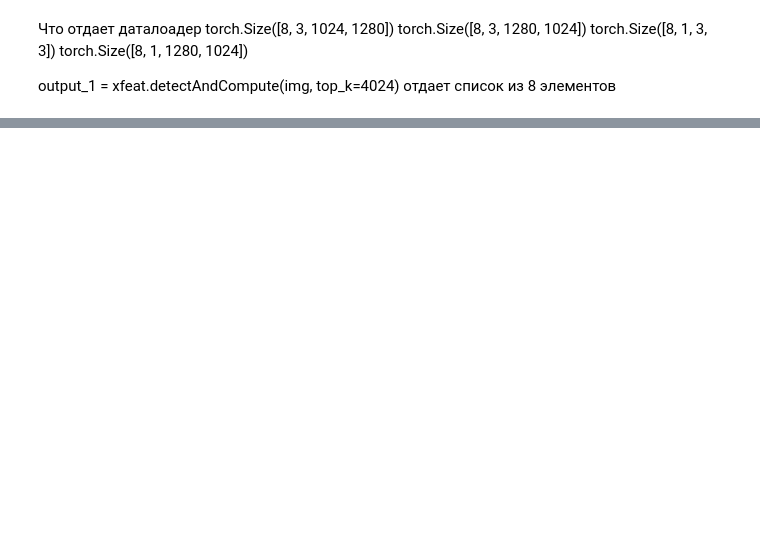
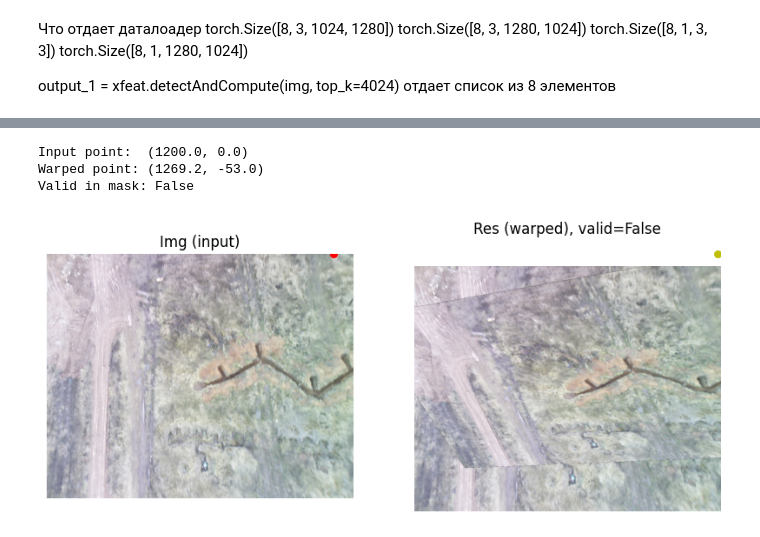
Before and after one commit to Rescue5/Lighter-Glue-Fine-Tuning, a Jupyter notebook: main.ipynb, the cells around one changed output, grey strips where cells are left out. Cells and saved outputs as stored; diff of their text form; code cells hidden in the pictures; blank space fills up the shorter version.

```diff
--- a/main.ipynb
+++ b/main.ipynb
@@ -248,8 +267,8 @@ for img, res, (warp, mask) in train_loader:
           res.shape,
           warp.shape,
           mask.shape, sep='\n')
-    output_1 = xfeat.detectAndCompute(img, top_k=1000)
-    output_2 = xfeat.detectAndCompute(res, top_k=1000)
+    output_1 = xfeat.detectAndCompute(img, top_k=100)
+    output_2 = xfeat.detectAndCompute(res, top_k=100)
     Img = img
     Res = res
     Warp = warp
@@ -346 +348,75 @@ compute_gt(keypoints_0, keypoints_1, Warp, Mask, train_dataset.gomographPipe)
+# %%
+import matplotlib.pyplot as plt
+import torch
+import kornia as K
+
+def show_homography_point(Img, Res, Warp, Mask, u, v, b_idx=0):
+    """
+    Img, Res: [B, C, H, W]       torch.Tensor
+    Warp:    [B, 1, 3, 3] или [B, 3, 3]
+    Mask:    [B, H, W]           валидные пиксели на Res
+    u, v:    координаты (x=u, y=v) на Img
+    """
+    # Приведём Warp к [B,3,3]
+    if Warp.dim() == 4:
+        Warp = Warp[:, 0]  # [B,3,3]
+
+    img0 = Img[b_idx].detach().cpu()    # [C,H,W]
+    img1 = Res[b_idx].detach().cpu()
+    H    = Warp[b_idx].detach().cpu()   # [3,3]
+    mask = Mask[b_idx].detach().cpu()   # [H,W] (для Res)
+
+    H_res, W_res = mask.shape
+
+    # Точка на первой картинке
+    pts_src = torch.tensor([[[float(u), float(v)]]], dtype=torch.float32)  # [1,1,2]
+    H_batch = H.unsqueeze(0)                                               # [1,3,3]
+    pts_dst = K.geometry.transform_points(H_batch, pts_src)                # [1,1,2][web:2]
+    x2, y2 = pts_dst[0, 0].tolist()
+
+    print(f"Input point:  ({u:.1f}, {v:.1f})")
+    print(f"Warped point: ({x2:.1f}, {y2:.1f})")
+
+    # проверим, в пределах ли картинки и маски
+    valid_dst = (
+        0 <= x2 < W_res and
+        0 <= y2 < H_res
+    )
+    if valid_dst:
+        valid_mask = bool(mask[int(round(y2)), int(round(x2))])
+    else:
+        valid_mask = False
+
+    print(f"Valid in mask: {valid_mask}")
+
+    # В numpy для imshow: [H,W,C]
+    img0_np = img0.permute(1, 2, 0).numpy()
+    img1_np = img1.permute(1, 2, 0).numpy()
+
+    # Рисуем
+    fig, (ax0, ax1) = plt.subplots(1, 2, figsize=(10, 5))
+
+    # первая картинка
+    ax0.imshow(img0_np)
+    ax0.scatter([u], [v], c='r', s=30)
+    ax0.set_title("Img (input)")
+    ax0.axis("off")
+
+    # вторая картинка
+    ax1.imshow(img1_np)
+
+    color = 'g' if valid_mask else 'y'
+    ax1.scatter([x2], [y2], c=color, s=30)
+    ax1.set_title(f"Res (warped), valid={valid_mask}")
+    ax1.axis("off")
+
+    plt.show()
+
+
+show_homography_point(Img, Res, Warp, Mask, 1200, 0, 0)
+# %% [output]
+Input point:  (1200.0, 0.0)
+Warped point: (1269.2, -53.0)
+Valid in mask: False
+[figure, added]
 # %%
```
Also changed, not shown: parts of 8 cells of this notebook.
